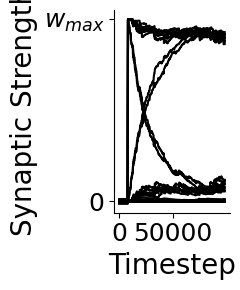
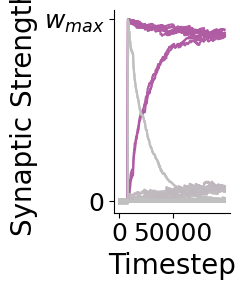
Unified diff of the notebook cell whose output changed from the first chart to the second:
--- before
+++ after
@@ -1,6 +1,10 @@
 fig = plt.figure(figsize=(2.5, 3))
-# Example plots
-for w in rf_ctx_mtl[1:, neuron, :100].transpose(0, 1):
-    plt.plot(w, color='black')
+
+final_strengths = rf_ctx_mtl[900, neuron, :100]
+norm = plt.Normalize(vmin=vmin, vmax=vmax)
+
+for final_strength, w in zip(final_strengths, rf_ctx_mtl[1:, neuron, :100].transpose(0, 1)):
+    plt.plot(w, color=gray_purple(norm(float(final_strength))))
+
 plt.xlabel("Timestep", fontsize=20)
 plt.ylabel("Synaptic Strength", fontsize=20)

Commit: include remaining figure updates